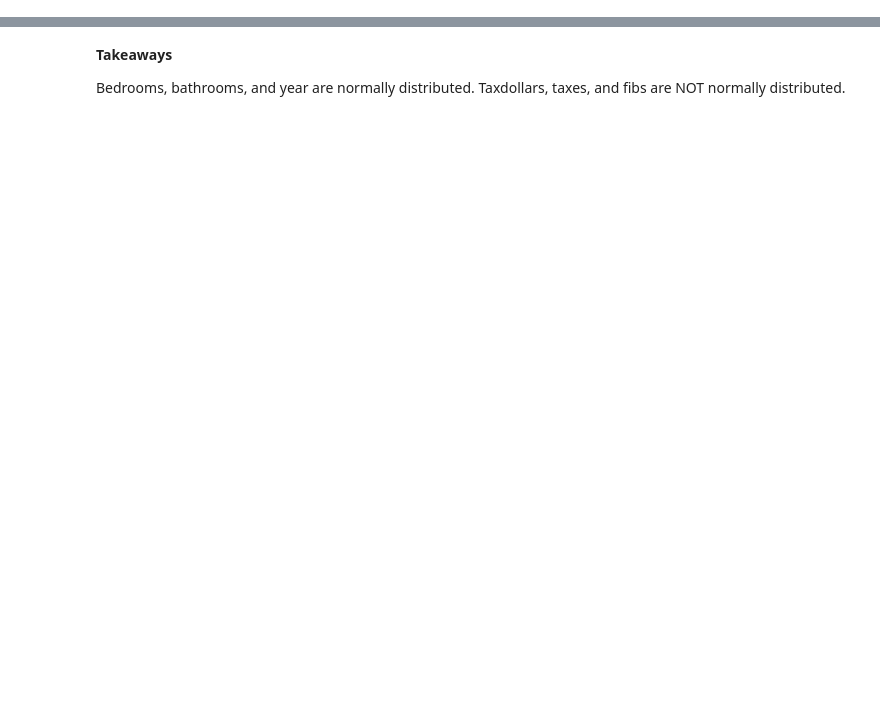
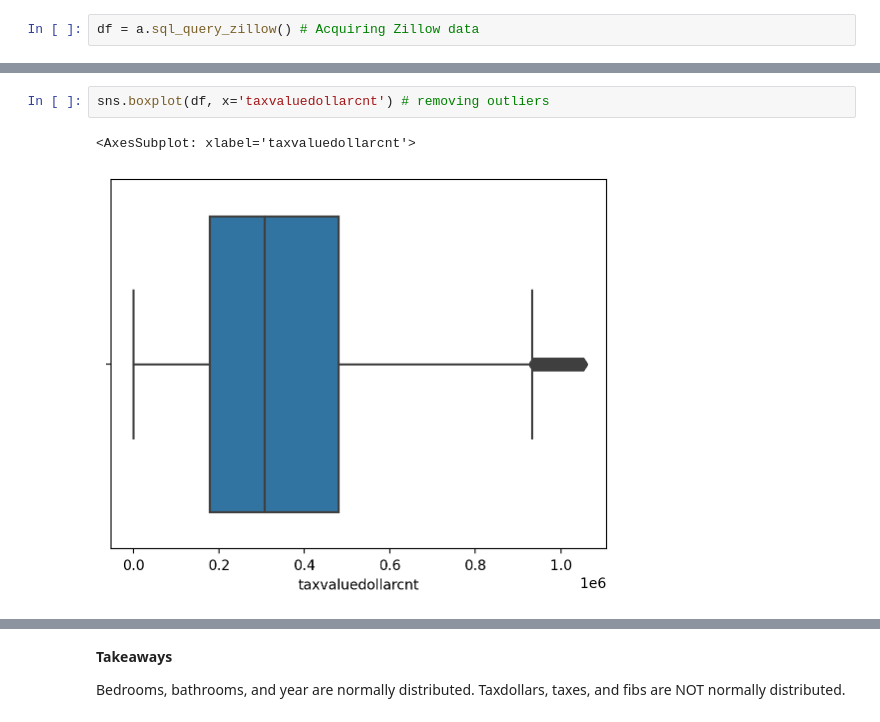
Before and after one commit to jacobpanyathong1/regression-exercises, a Jupyter notebook: explore.ipynb, the cells around one changed output, grey strips where cells are left out. Saved outputs shown, nothing was run; the diff lists cells and outputs as text; blank space fills up the shorter version.

```diff
--- a/explore.ipynb
+++ b/explore.ipynb
@@ -22,0 +20,2 @@ cont_var = ['bedrooms', 'bathrooms', 'sqft','taxdollars', 'year', 'taxes', 'fips
+# %%
+df = a.sql_query_zillow() # Acquiring Zillow data
@@ -22,0 +125,5 @@ cont_var = ['bedrooms', 'bathrooms', 'sqft','taxdollars', 'year', 'taxes', 'fips
+# %%
+sns.boxplot(df, x='taxvaluedollarcnt') # removing outliers
+# %% [output]
+<AxesSubplot: xlabel='taxvaluedollarcnt'>
+[figure, added]
```
Also changed, not shown: parts of 25 cells of this notebook.
